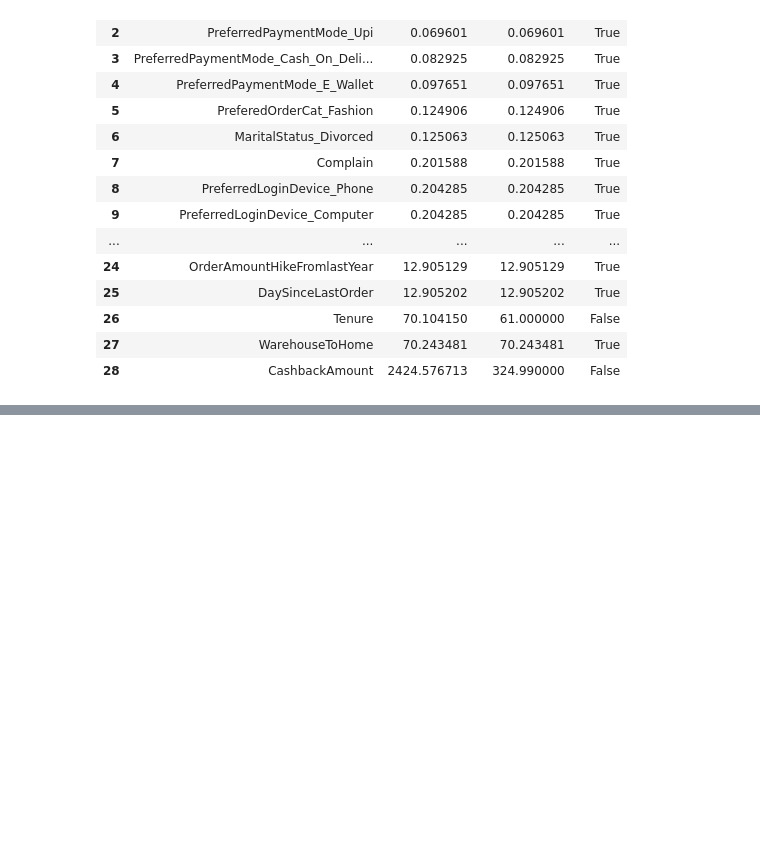
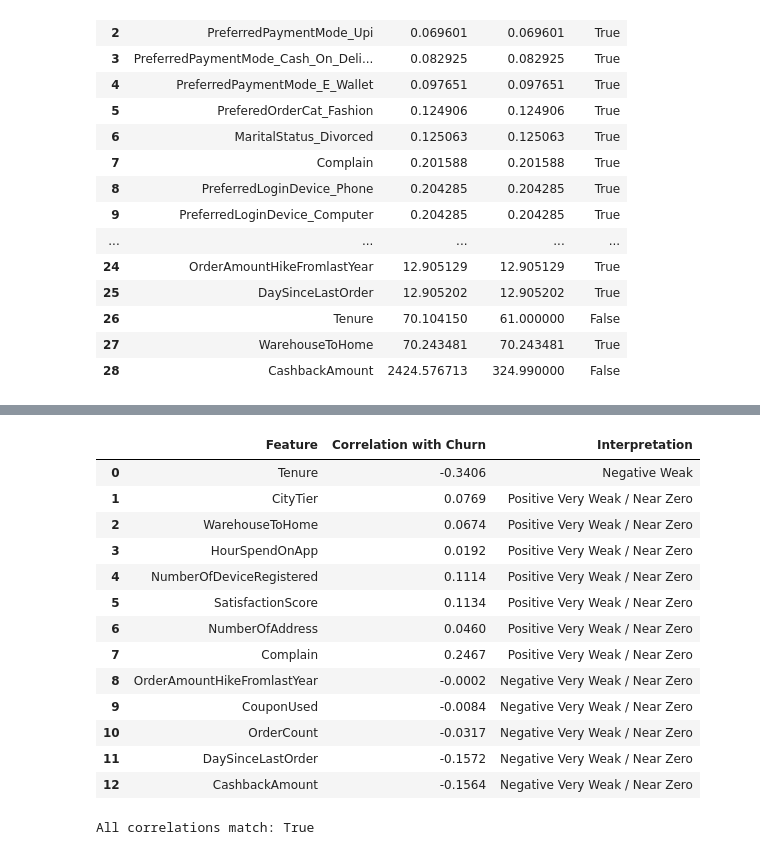
Before and after one commit to DrishtiNigam1928/CUSTOMER_CHURN, a Jupyter notebook: notebooks/main_analysis.ipynb, the cells around one changed output, grey strips where cells are left out. Saved outputs shown, nothing was run; the diff lists cells and outputs as text; code cells hidden in the pictures; blank space fills up the shorter version.

```diff
--- a/notebooks/main_analysis.ipynb
+++ b/notebooks/main_analysis.ipynb
@@ -1302,0 +1514,73 @@ merged_check[["Feature", "Variance", "Lib Variance", "Match"]]
+# %%
+# M2: Feature-Target Correlation Interpretation
+
+def interpret_correlation(r):
+
+    if abs(r) >= 0.80:
+        strength = "Strong"
+    elif abs(r) >= 0.50:
+        strength = "Moderate"
+    elif abs(r) >= 0.30:
+        strength = "Weak"
+    else:
+        strength = "Very Weak / Near Zero"
+
+    if r > 0:
+        direction = "Positive"
+    elif r < 0:
+        direction = "Negative"
+    else:
+        direction = "Zero"
+
+    return direction + " " + strength
+
+
+interpretation_results = []
+
+for row in feature_target_results:
+
+    feature = row["Feature"]
+    correlation = row["Pearson Correlation"]
+
+    interpretation_results.append({
+        "Feature": feature,
+        "Correlation with Churn": round(correlation, 4),
+        "Interpretation": interpret_correlation(correlation)
+    })
+
+interpretation_table = pd.DataFrame(
+    interpretation_results
+)
+
+display(interpretation_table)
+# %% [output]
+|  | Feature | Correlation with Churn | Interpretation |
+| 0 | Tenure | -0.3406 | Negative Weak |
+| 1 | CityTier | 0.0769 | Positive Very Weak / Near Zero |
+| 2 | WarehouseToHome | 0.0674 | Positive Very Weak / Near Zero |
+| 3 | HourSpendOnApp | 0.0192 | Positive Very Weak / Near Zero |
+| 4 | NumberOfDeviceRegistered | 0.1114 | Positive Very Weak / Near Zero |
+| 5 | SatisfactionScore | 0.1134 | Positive Very Weak / Near Zero |
+| 6 | NumberOfAddress | 0.0460 | Positive Very Weak / Near Zero |
+| 7 | Complain | 0.2467 | Positive Very Weak / Near Zero |
+| 8 | OrderAmountHikeFromlastYear | -0.0002 | Negative Very Weak / Near Zero |
+| 9 | CouponUsed | -0.0084 | Negative Very Weak / Near Zero |
+| 10 | OrderCount | -0.0317 | Negative Very Weak / Near Zero |
+| 11 | DaySinceLastOrder | -0.1572 | Negative Very Weak / Near Zero |
+| 12 | CashbackAmount | -0.1564 | Negative Very Weak / Near Zero |
+# %%
+# M2: Library Verification of Correlation Matrix
+
+lib_correlation_matrix = df_cleaned[pearson_features].corr()
+
+# Compare manual correlation matrix with library result
+correlation_match = np.isclose(
+    correlation_matrix.values,
+    lib_correlation_matrix.values,
+    atol=1e-6
+)
+
+print("All correlations match:",
+      correlation_match.all())
+# %% [output]
+All correlations match: True
```
Also changed, not shown: parts of 28 cells of this notebook.
